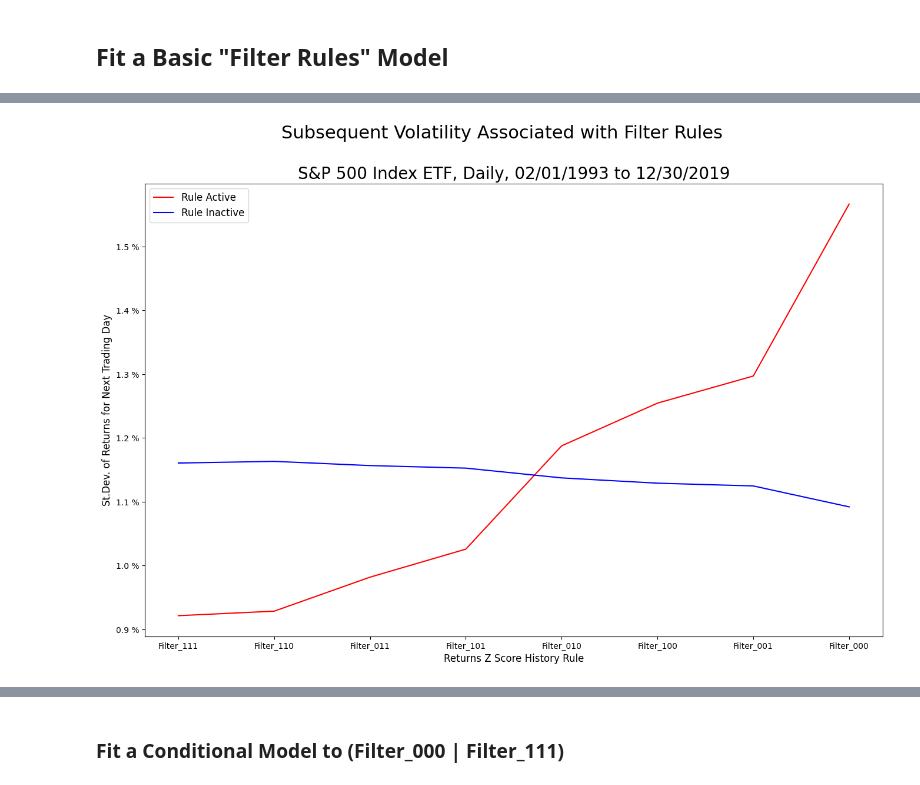
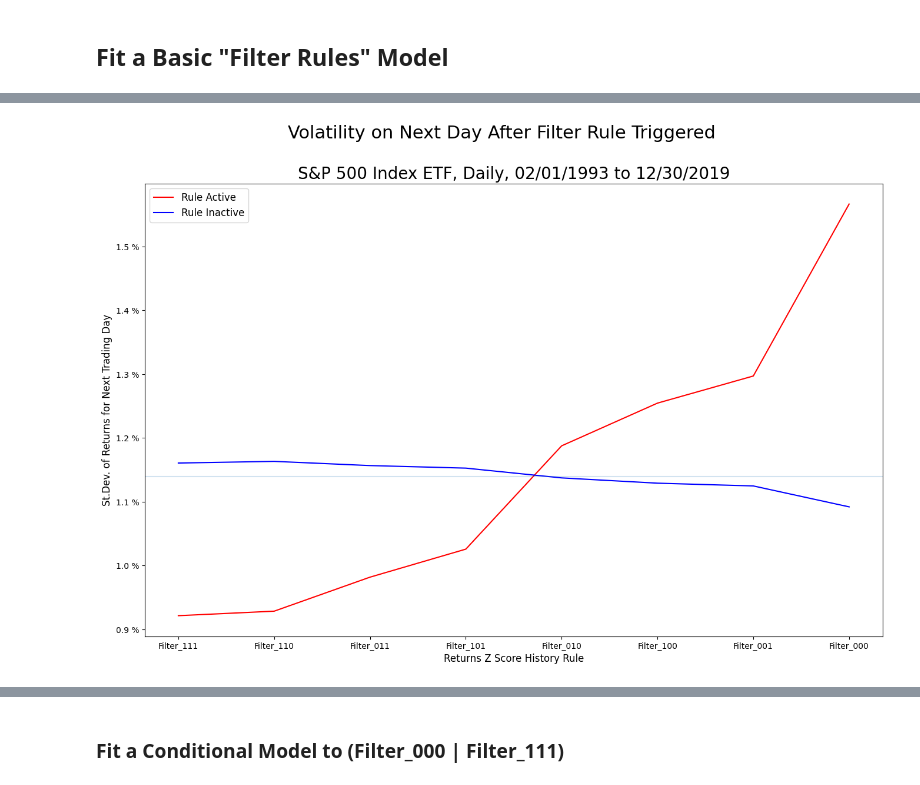
Before and after one commit to Farmhouse121/Financial-Data-Science-in-Python, a Jupyter notebook: Alphas/Filter_Rules.ipynb, the cells around one changed output, grey strips where cells are left out. Saved outputs shown, nothing was run; the diff lists cells and outputs as text; code cells hidden in the pictures.

Commit message:
Investigating volatility.

```diff
--- a/Alphas/Filter_Rules.ipynb
+++ b/Alphas/Filter_Rules.ipynb
@@ -98,7 +98,7 @@ Covariance estimator: robust
 # %%
 # create filter rules summary holder, re-run this cell to reset dataframe
 from itertools import product
-summary=pd.DataFrame({tuple(x):[] for x in product(['Active','Inactive'],['Mean','Std.Dev.','Count','Std.Err.'])},index=pd.Series([],name='Filter'))
+summary=pd.DataFrame({tuple(x):[] for x in product(['Active','Inactive'],['Mean','Std.Dev.','Count','Std.Err.','Vol.Ratio'])},index=pd.Series([],name='Filter'))
 # %%
 nprint("Creating filter rule indicators with order {:d} and offset {:f}.".format(forder:=3,foffset:=0.1))
 
@@ -123,12 +123,13 @@ display(data)
 
 for f in data.columns[data.columns.str.contains('Filter')]:
     g=data[[f,'Return']].groupby(f)
-    summary.loc[f,('Active','Mean')]=g.mean().loc[one,'Return']
-    summary.loc[f,('Inactive','Mean')]=g.mean().loc[zero,'Return']
-    summary.loc[f,('Active','Std.Dev.')]=g.std().loc[one,'Return']
-    summary.loc[f,('Inactive','Std.Dev.')]=g.std().loc[zero,'Return']
-    summary.loc[f,('Active','Count')]=g.count().loc[one,'Return']
-    summary.loc[f,('Inactive','Count')]=g.count().loc[zero,'Return']
+    h=data[[f,'Z Score']].groupby(f)
+
+    for s in 'Active','Inactive':
+        summary.loc[f,(s,'Mean')]=g.mean().loc[t:=one if s=='Active' else zero,'Return']
+        summary.loc[f,(s,'Std.Dev.')]=g.std().loc[t,'Return']
+        summary.loc[f,(s,'Count')]=g.count().loc[t,'Return']
+        summary.loc[f,(s,'Vol.Ratio')]=h.std().loc[t,'Z Score']
 
     for s in [c for c in set(summary.columns.get_level_values(0)) if c!='Z Score']:
         summary.loc[f,(s,'Std.Err.')]=summary.loc[f,(s,'Std.Dev.')]/np.sqrt(summary.loc[f,(s,'Count')])
@@ -186,8 +187,10 @@ nprint("Saved figure to '{:s}'.".format(filename))
 [figure]
 # %%
 figure,plot=pl.subplots(figsize=(ten*GoldenRatio,ten))
+#plot.plot(x:=sorted([x for x in summary.index if '01' not in x and '10' not in x],key=lambda y:-len(y) if '0' in y else len(y)),y:=summary.loc[x,('Active','Std.Dev.')],'-',color='red',label='Rule Active')
 plot.plot(x:=summary.sort_values(('Active','Std.Dev.')).index,y:=summary.loc[x,('Active','Std.Dev.')],'-',color='red',label='Rule Active')
 plot.plot(x,y:=summary.loc[x,('Inactive','Std.Dev.')],'-',color='blue',label='Rule Inactive')
+plot.axhline(y.mean(),alpha=0.2,color='C0',linestyle='-')
 
 if forder>3:
     plot.tick_params(axis='x',labelrotation=90)
@@ -195,7 +198,7 @@ if forder>3:
 plot.set_ylabel('St.Dev. of Returns for Next Trading Day',fontsize=12)
 plot.yaxis.set_major_formatter(PercentLabels(1))
 plot.set_xlabel('Returns Z Score History Rule',fontsize=12)
-figure.suptitle(title:='Subsequent Volatility Associated with Filter Rules',fontsize=22)
+figure.suptitle(title:='Volatility on Next Day After Filter Rule Triggered',fontsize=22)
 plot.set_title(subtitle:='{:s}, Daily, {:s} to {:s}'.format(sname,data.index[0].strftime("%m/%d/%Y"),data.index[-1].strftime("%m/%d/%Y")),fontsize=20)
 plot.legend(fontsize=12)
 figure.savefig(filename:=(filepath:='/content/drive/MyDrive/')+title+'.png',dpi=300,bbox_inches='tight')
@@ -205,4 +208,4 @@ nprint("Saved figure to '{:s}'.".format(filename))
-[figure, old version]
+[figure, new version]
 # %%
 nprint("Fitting GJR-GARCH model with filter rules...")
 model=ARX((design:=data.dropna())['Return'],design[fcols:=design.columns[design.columns.str.contains('Filter')]])
```
Also changed, not shown: parts of 4 cells of this notebook.
